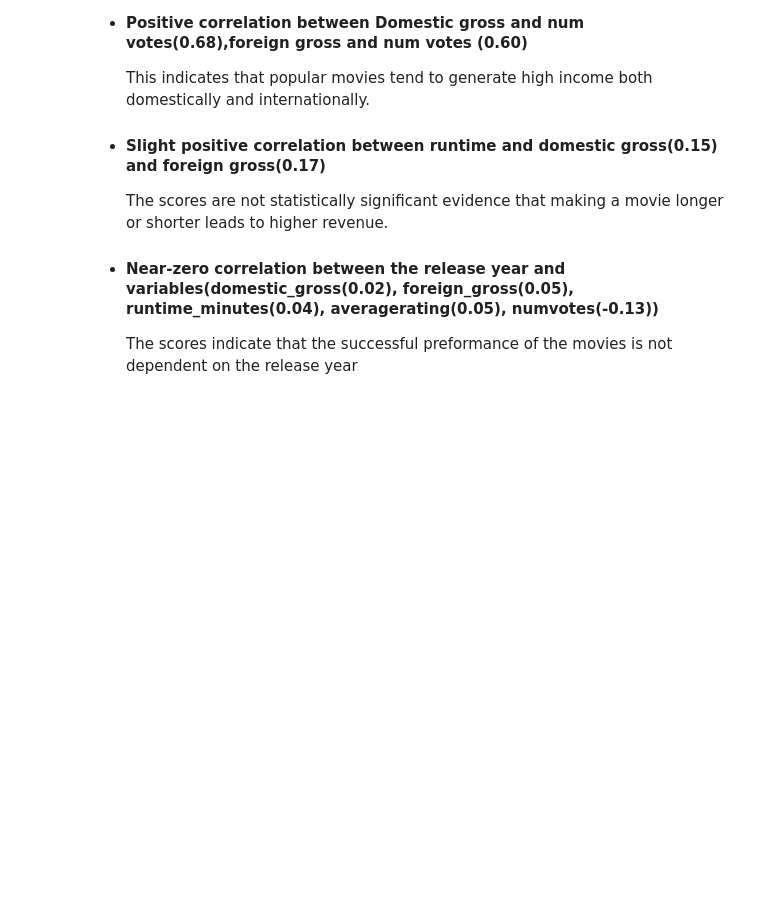
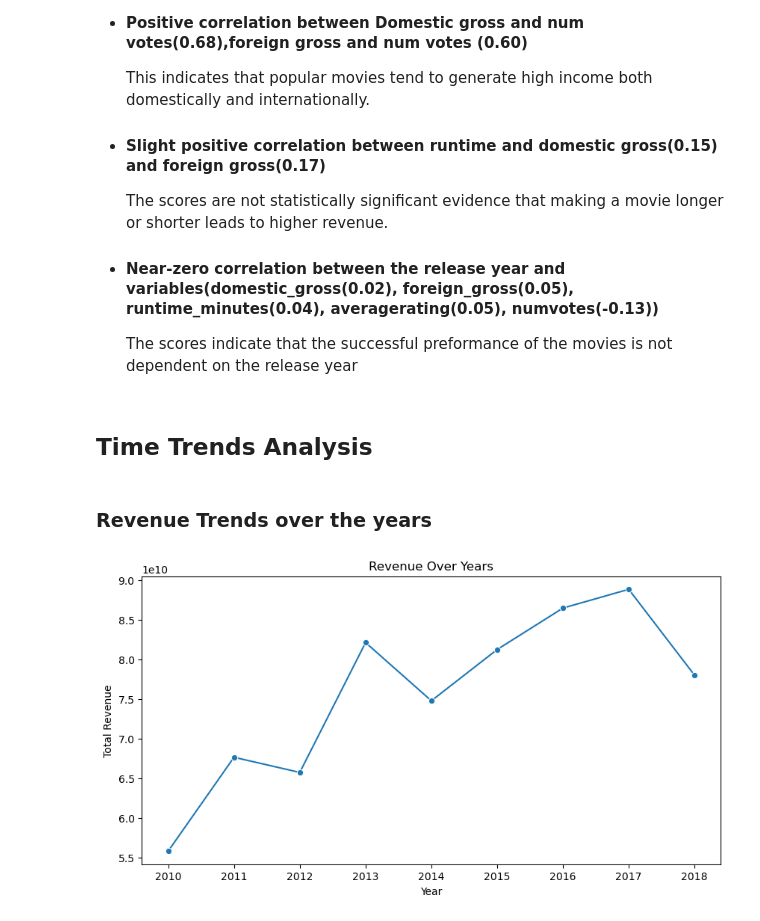
Before and after one commit to Marian-amo/Box-Office-Market-Analysis, a Jupyter notebook: index.ipynb, the cells around one changed output. Saved outputs shown, nothing was run; the diff lists cells and outputs as text; code cells hidden in the pictures; blank space fills up the shorter version.

Commit message:
summarize movie revenue,genre trends and production over years

```diff
--- a/index.ipynb
+++ b/index.ipynb
@@ -740,3 +736,28 @@ The analyzed variables include domestic_gross, foreign_gross, runtime_minutes, a
 * #### Near-zero correlation between the release year and variables(domestic_gross(0.02), foreign_gross(0.05), runtime_minutes(0.04), averagerating(0.05), numvotes(-0.13))
 
     The scores indicate that the successful preformance of the movies is not dependent on the release year
+# %% [markdown]
+## Time Trends Analysis
+# %% [markdown]
+### Revenue Trends over the years
+# %%
+### The code aggregates domestic and foreign box office revenue by year
+
+merged_df['total_revenue'] = (
+    merged_df['domestic_gross'] + merged_df['foreign_gross']
+)
+
+yearly_revenue = (
+    merged_df.groupby('year')['total_revenue']
+             .sum()
+             .reset_index()
+)
+# %%
+plt.figure(figsize=(10,5))
+sns.lineplot(data=yearly_revenue, x='year', y='total_revenue', marker='o')
+plt.title('Revenue Over Years')
+plt.xlabel('Year')
+plt.ylabel('Total Revenue')
+plt.show()
+# %% [output]
+[figure, added]
```
Also changed, not shown: parts of 31 cells of this notebook.
